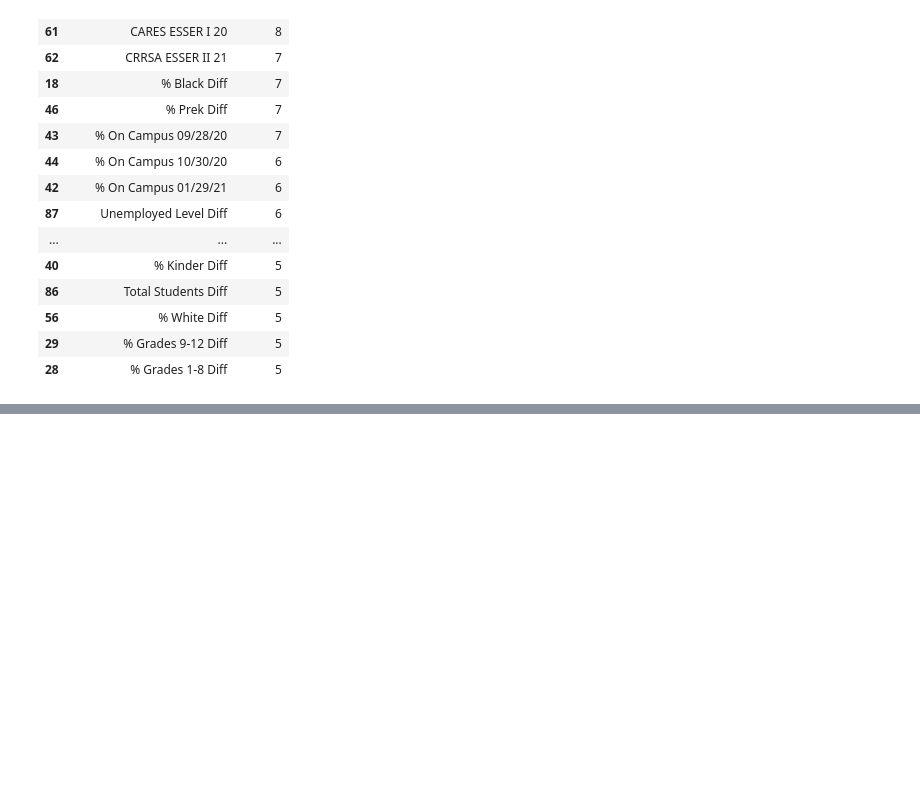
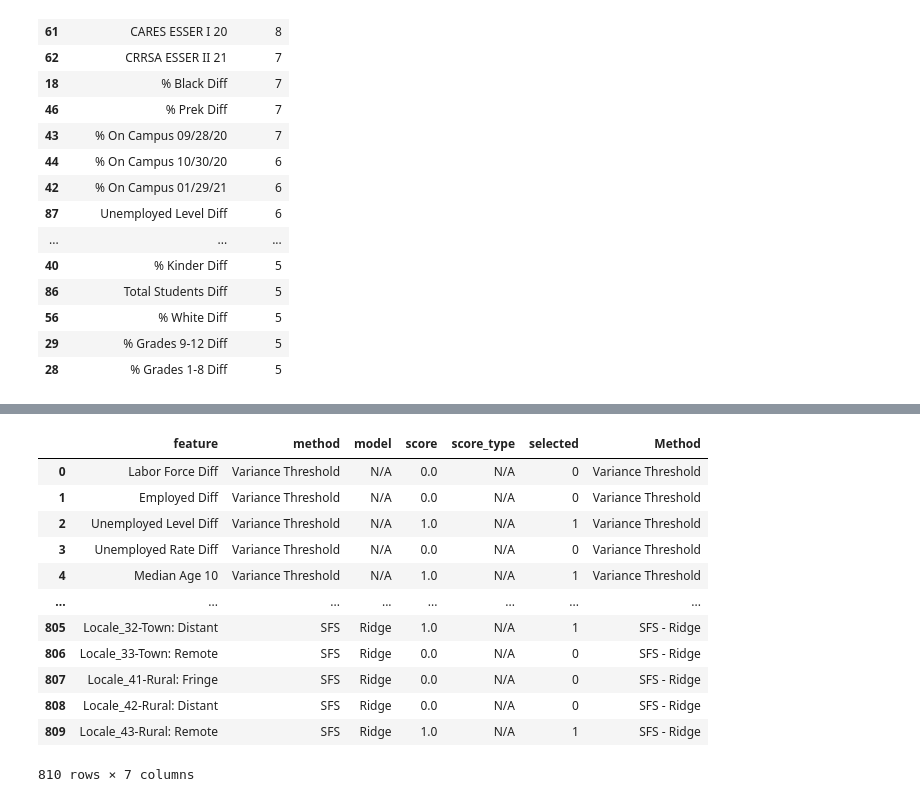
Before and after one commit to j-y-yu/LearningLoss, a Jupyter notebook: src/processing/Feature_Selection_Reading.ipynb, the cells around one changed output, grey strips where cells are left out. Saved outputs shown, nothing was run; the diff lists cells and outputs as text; code cells hidden in the pictures; blank space fills up the shorter version.

```diff
--- a/src/processing/Feature_Selection_Reading.ipynb
+++ b/src/processing/Feature_Selection_Reading.ipynb
@@ -356,7 +361,8 @@ print('Selected Feature: ', columns[support])
 temp = pd.DataFrame({'feature': columns,
                      'method': 'SFS',
                      'model': 'KNN',
-                     'importance': [1 if ft in columns[support] else 0 for ft in columns]})
+                     'score': [1 if ft in columns[support] else 0 for ft in columns],
+                     'score_type': 'N/A'})
 results = pd.concat([results, temp], ignore_index=True)
 # %% [output]
 Train Score: 0.74
@@ -400,7 +406,8 @@ print('Selected Feature: ', columns[support])
 temp = pd.DataFrame({'feature': columns,
                      'method': 'SFS',
                      'model': 'Ridge',
-                     'importance': [1 if ft in columns[support] else 0 for ft in columns]})
+                     'score': [1 if ft in columns[support] else 0 for ft in columns],
+                     'score_type': 'N/A'})
 results = pd.concat([results, temp], ignore_index=True)
 # %% [output]
 Train Score: 0.64
@@ -422,14 +429,3 @@ Selected Feature:  Index(['Labor Force Diff', 'CARES ESSER I 20', 'CRRSA ESSER I
       dtype='object')
 # %% [markdown]
 ### Result: Number of Feature Selected ###
-# %%
-results['selected'] = results['importance'].apply(lambda x: 1 if x > 0 else 0)
-
-th_quantile=0.5
-th_rf = results[results['method'] == 'Feature Importance']['importance'].quantile(th_quantile)
-print('Threshold for Random Forest Feature Importance is {:0.4f} at {:0.0f}th percentile'.format(th_rf, th_quantile*100))
-results['selected'] = results.apply(lambda x: 0 if ((x.method == 'Feature Importance') & (x.importance < th_rf))
-                                                 else x.selected, axis=1)
-
-results['Method'] = results.apply(lambda x: 'Variance Threshold' if x.method == 'Variance Threshold'
-                                                                 else str(x.method) + " - " + str(x.model), axis=1)
@@ -437,0 +432,15 @@ Threshold for Random Forest Feature Importance is 0.0094 at 50th percentile
+# %%
+results['selected'] = results['score'].apply(lambda x: 1 if x > 0 else 0)
+
+th_quantile=0.5
+th_rf = results[results['method'] == 'Feature Importance']['score'].quantile(th_quantile)
+print('Threshold for Random Forest Feature Importance is {:0.4f} at {:0.0f}th percentile'.format(th_rf, th_quantile*100))
+results['selected'] = results.apply(lambda x: 0 if ((x.method == 'Feature Importance') & (x.score < th_rf))
+                                                 else x.selected, axis=1)
+results['selected'] = results.apply(lambda x: 0 if ((x.method == 'RFE') & (x.score > 1))
+                                                 else x.selected, axis=1)
+results['selected'] = results.apply(lambda x: 1 if ((x.method == 'Regularization') & (x.score != 0))
+                                                 else x.selected, axis=1)
+
+results['Method'] = results.apply(lambda x: 'Variance Threshold' if x.method == 'Variance Threshold'
+                                                                 else str(x.method) + " - " + str(x.model), axis=1)
@@ -679,0 +489,17 @@ report.to_csv('Feature_Selection_Reading_Report.csv', index=False)
+# %%
+results.to_csv('Feature_Selection_Reading_Results.csv', index=False)
+results
+# %% [output]
+|  | feature | method | model | score | score_type | selected | Method |
+| 0 | Labor Force Diff | Variance Threshold | N/A | 0.0 | N/A | 0 | Variance Threshold |
+| 1 | Employed Diff | Variance Threshold | N/A | 0.0 | N/A | 0 | Variance Threshold |
+| 2 | Unemployed Level Diff | Variance Threshold | N/A | 1.0 | N/A | 1 | Variance Threshold |
+| 3 | Unemployed Rate Diff | Variance Threshold | N/A | 0.0 | N/A | 0 | Variance Threshold |
+| 4 | Median Age 10 | Variance Threshold | N/A | 1.0 | N/A | 1 | Variance Threshold |
+| ... | ... | ... | ... | ... | ... | ... | ... |
+| 805 | Locale_32-Town: Distant | SFS | Ridge | 1.0 | N/A | 1 | SFS - Ridge |
+| 806 | Locale_33-Town: Remote | SFS | Ridge | 0.0 | N/A | 0 | SFS - Ridge |
+| 807 | Locale_41-Rural: Fringe | SFS | Ridge | 0.0 | N/A | 0 | SFS - Ridge |
+| 808 | Locale_42-Rural: Distant | SFS | Ridge | 0.0 | N/A | 0 | SFS - Ridge |
+| 809 | Locale_43-Rural: Remote | SFS | Ridge | 1.0 | N/A | 1 | SFS - Ridge |
+810 rows × 7 columns
```
Also changed, not shown: parts of 35 cells of this notebook, 7 other files.
